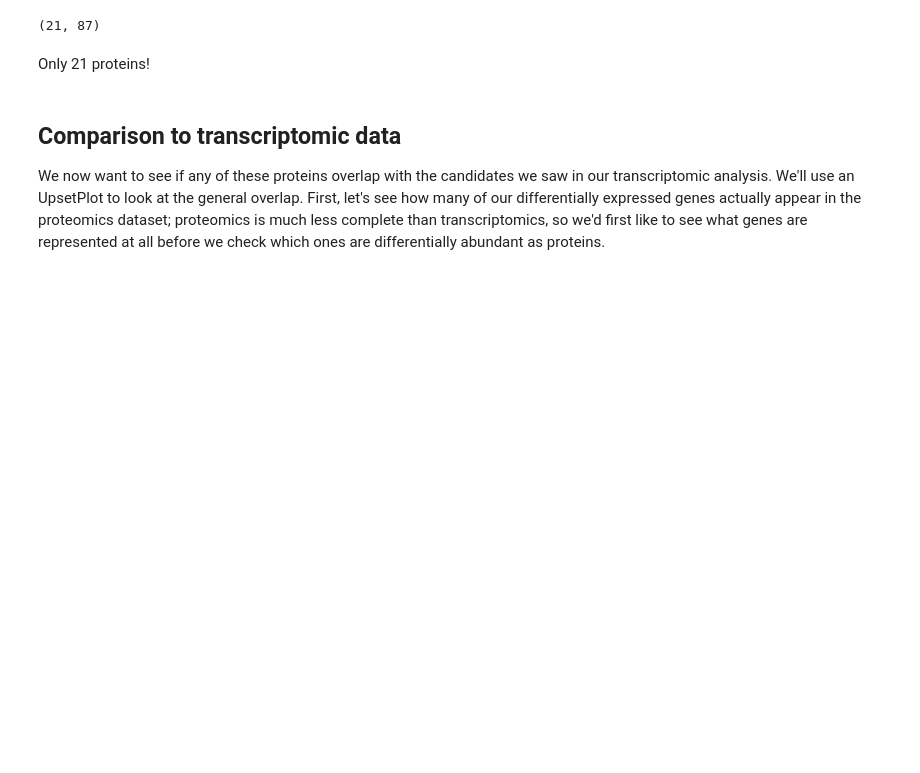
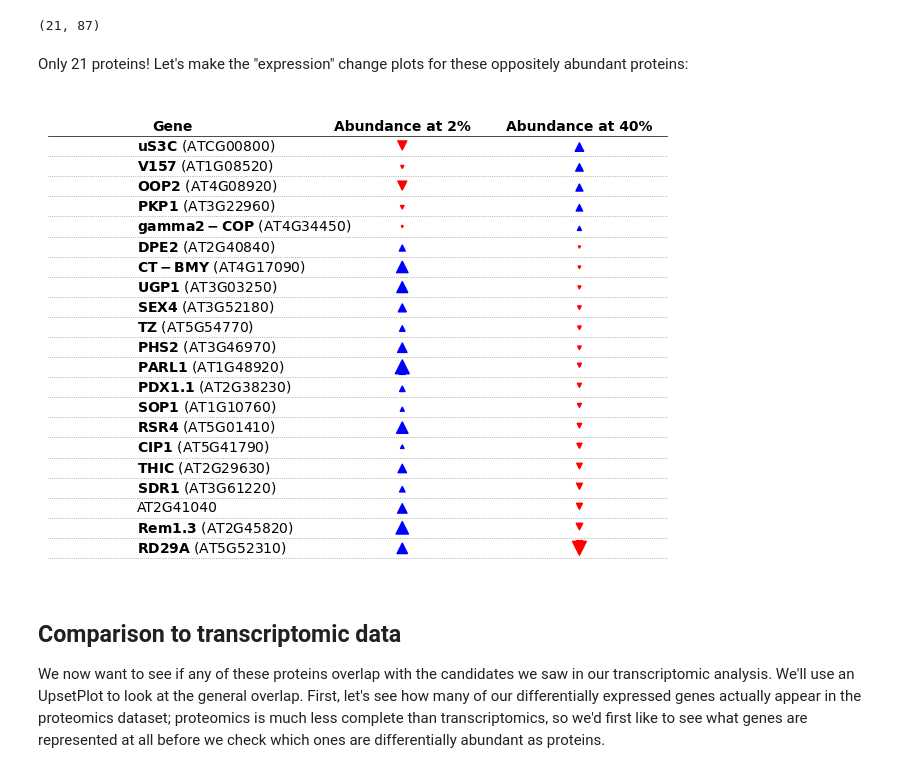
Before and after one commit to serenalotreck/photorespiration-omics, a Jupyter notebook: notebooks/proteomics_visualizations.ipynb, the cells around one changed output. Saved outputs shown, nothing was run; the diff lists cells and outputs as text; code cells hidden in the pictures; blank space fills up the shorter version.

```diff
--- a/notebooks/proteomics_visualizations.ipynb
+++ b/notebooks/proteomics_visualizations.ipynb
@@ -144,4 +146,16 @@ protein_opposites.shape
 # %% [output]
 (21, 87)
 # %% [markdown]
-Only 21 proteins!
+Only 21 proteins! Let's make the "expression" change plots for these oppositely abundant proteins:
+# %%
+prot_cols_to_plot = {
+    'Abundance at 2%': df_references['2_vs_21']['lfc_name'],
+    'Abundance at 40%': df_references['40_vs_21']['lfc_name']
+}
+ara = pd.read_csv('../data/external_data/gene_aliases_20241231.txt', sep='\t', header=0, encoding='Windows-1252')
+tair2gene = {k: v for k, v in ara.set_index('locus_name')[['symbol']].to_dict()['symbol'].items()}
+protein_opposites = protein_opposites.rename(columns={'base_accession_number': 'gene_id'}).reset_index(drop=True).sort_values(by=df_references['40_vs_21']['lfc_name'])
+plot_opposite_expression(protein_opposites, prot_cols_to_plot, gene_name_map=tair2gene, scale_factor=20, normalize=True)
+plt.savefig('../data/Araport11_outputs_ALL/figures/protein_opposite_abundance_values_05May2025.png', format='png', dpi=600, bbox_inches='tight')
+# %% [output]
+[figure, added]
```
Also changed, not shown: parts of 6 cells of this notebook, 7 other files.
